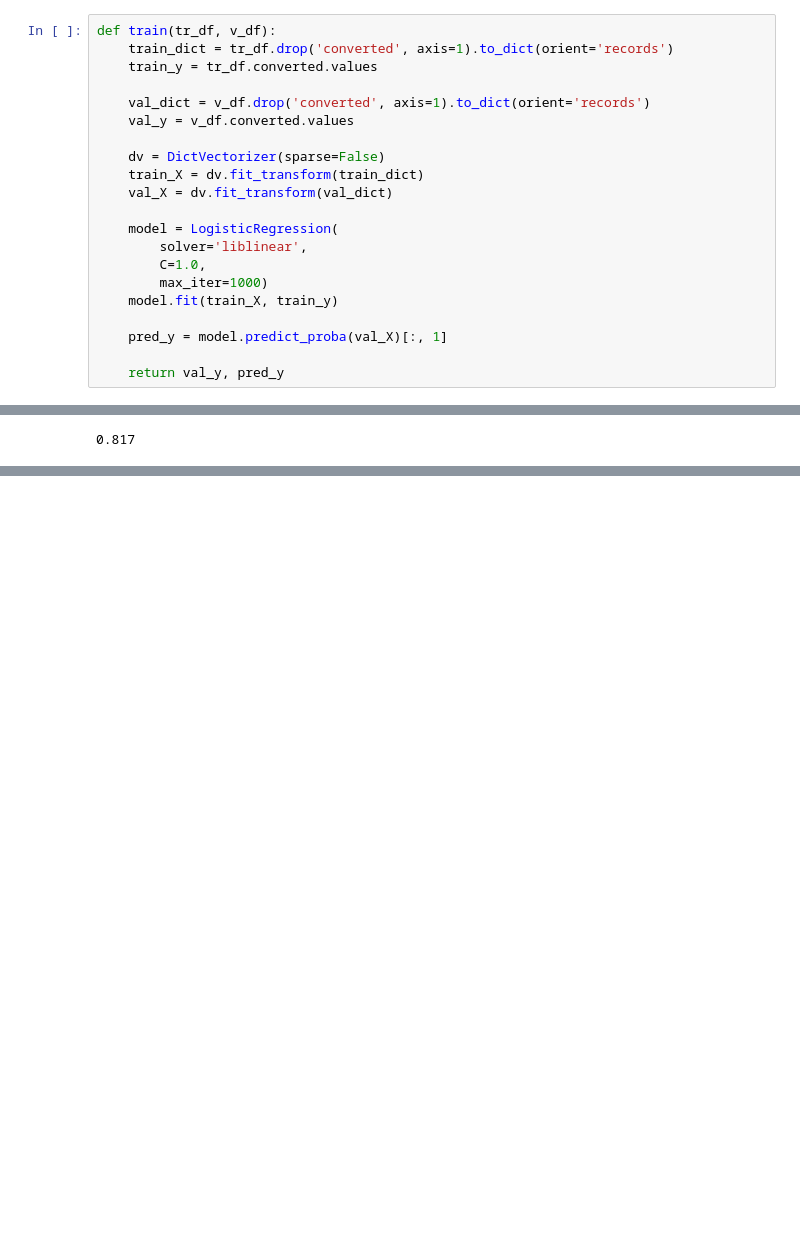
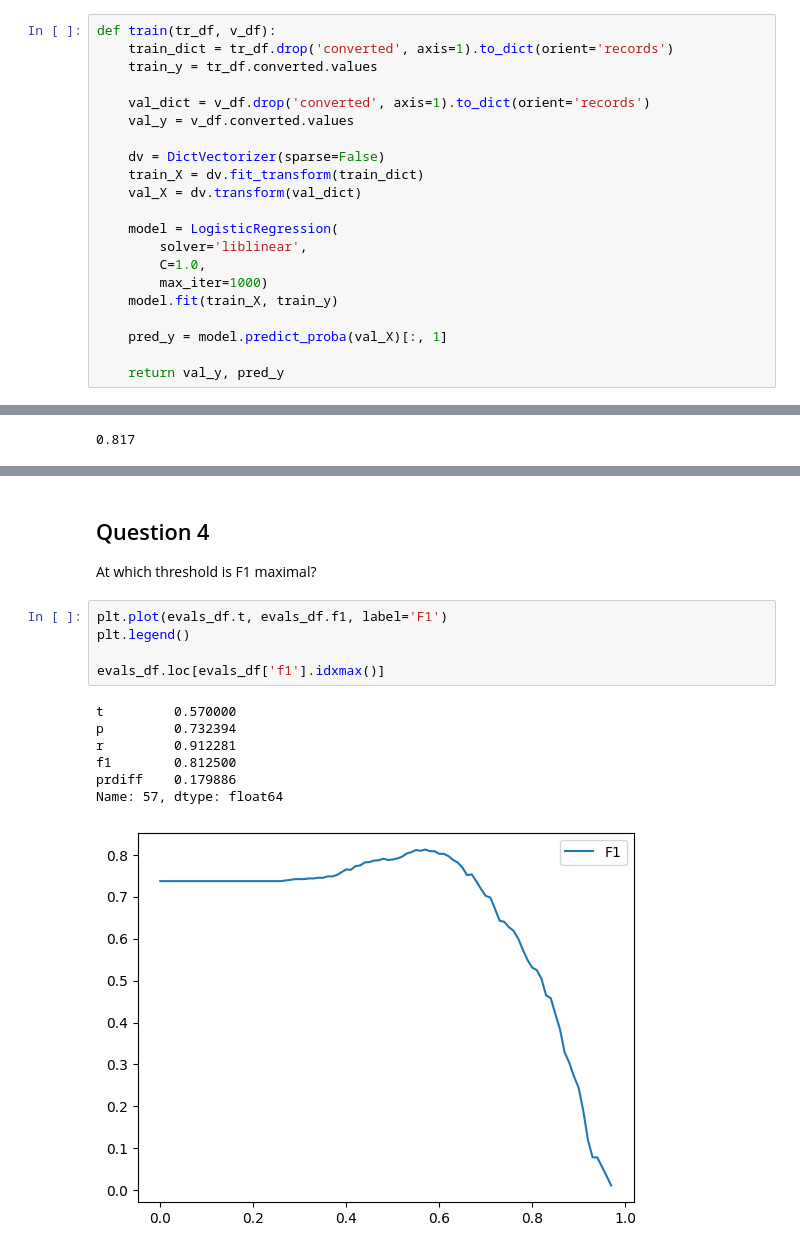
Before and after one commit to holdenparker/ml-zoomcamp-2025, a Jupyter notebook: homework/04/evaluation.ipynb, the cells around one changed output, grey strips where cells are left out. Cells and saved outputs as stored; diff of their text form; blank space fills up the shorter version.

```diff
--- a/homework/04/evaluation.ipynb
+++ b/homework/04/evaluation.ipynb
@@ -105,7 +106,7 @@ def train(tr_df, v_df):
 
     dv = DictVectorizer(sparse=False)
     train_X = dv.fit_transform(train_dict)
-    val_X = dv.fit_transform(val_dict)
+    val_X = dv.transform(val_dict)
 
     model = LogisticRegression(
         solver='liblinear',
@@ -126,0 +187,16 @@ round(ras(train_df, val_df), 3)
+# %% [markdown]
+## Question 4
+At which threshold is F1 maximal?
+# %%
+plt.plot(evals_df.t, evals_df.f1, label='F1')
+plt.legend()
+
+evals_df.loc[evals_df['f1'].idxmax()]
+# %% [output]
+t         0.570000
+p         0.732394
+r         0.912281
+f1        0.812500
+prdiff    0.179886
+Name: 57, dtype: float64
+[figure, added]
```
Also changed, not shown: parts of 10 cells of this notebook.
